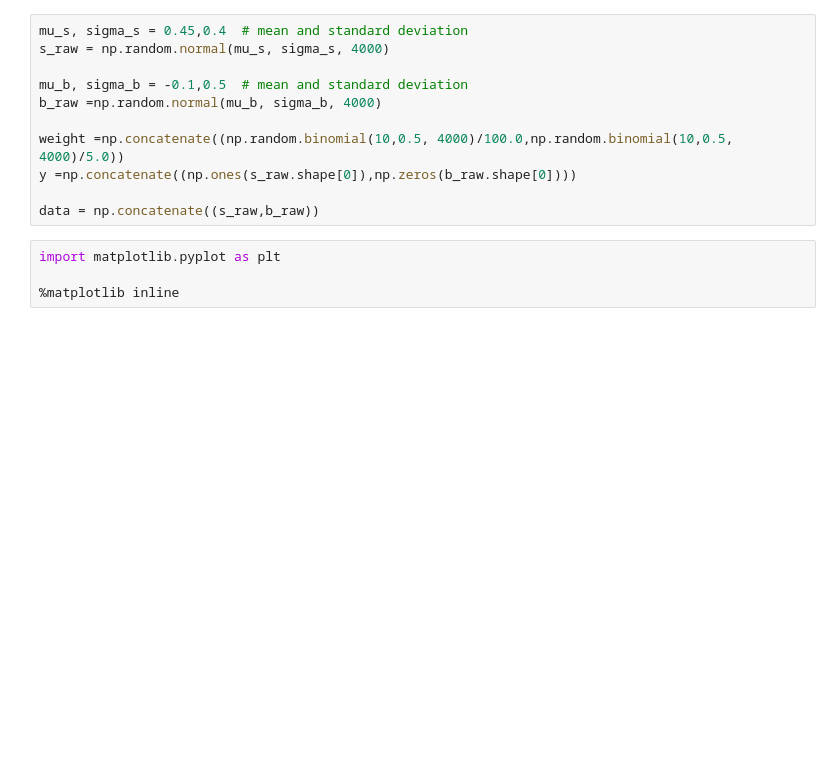
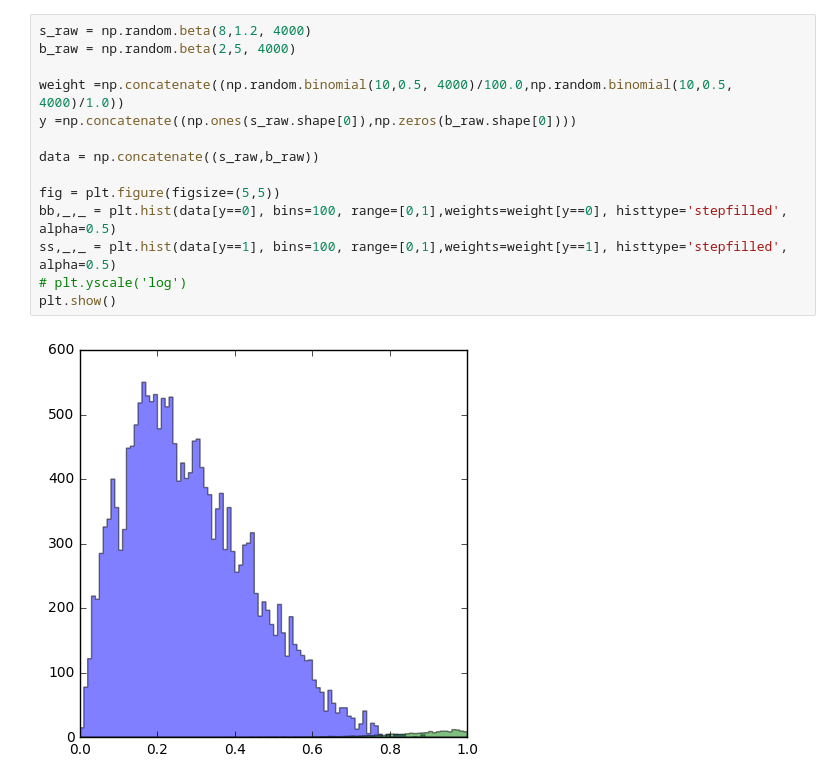
Before and after one commit to yhaddad/KaggleDojo, a Jupyter notebook: Untitled.ipynb, the cells around one changed output. Cells and saved outputs as stored; diff of their text form; blank space fills up the shorter version.

```diff
--- a/Untitled.ipynb
+++ b/Untitled.ipynb
@@ -3,15 +8,16 @@ import numpy as np
 # %%
-mu_s, sigma_s = 0.45,0.4  # mean and standard deviation
-s_raw = np.random.normal(mu_s, sigma_s, 4000)
+s_raw = np.random.beta(8,1.2, 4000)
+b_raw = np.random.beta(2,5, 4000)
 
-mu_b, sigma_b = -0.1,0.5  # mean and standard deviation
-b_raw =np.random.normal(mu_b, sigma_b, 4000)
-
-weight =np.concatenate((np.random.binomial(10,0.5, 4000)/100.0,np.random.binomial(10,0.5, 4000)/5.0))
+weight =np.concatenate((np.random.binomial(10,0.5, 4000)/100.0,np.random.binomial(10,0.5, 4000)/1.0))
 y =np.concatenate((np.ones(s_raw.shape[0]),np.zeros(b_raw.shape[0])))
 
 data = np.concatenate((s_raw,b_raw))
+
+fig = plt.figure(figsize=(5,5))
+bb,_,_ = plt.hist(data[y==0], bins=100, range=[0,1],weights=weight[y==0], histtype='stepfilled', alpha=0.5)
+ss,_,_ = plt.hist(data[y==1], bins=100, range=[0,1],weights=weight[y==1], histtype='stepfilled', alpha=0.5)
+# plt.yscale('log')
+plt.show()
+# %% [output]
+[figure, added]
-# %%
-import matplotlib.pyplot as plt
-
-%matplotlib inline
```
Also changed, not shown: parts of 16 cells of this notebook.
